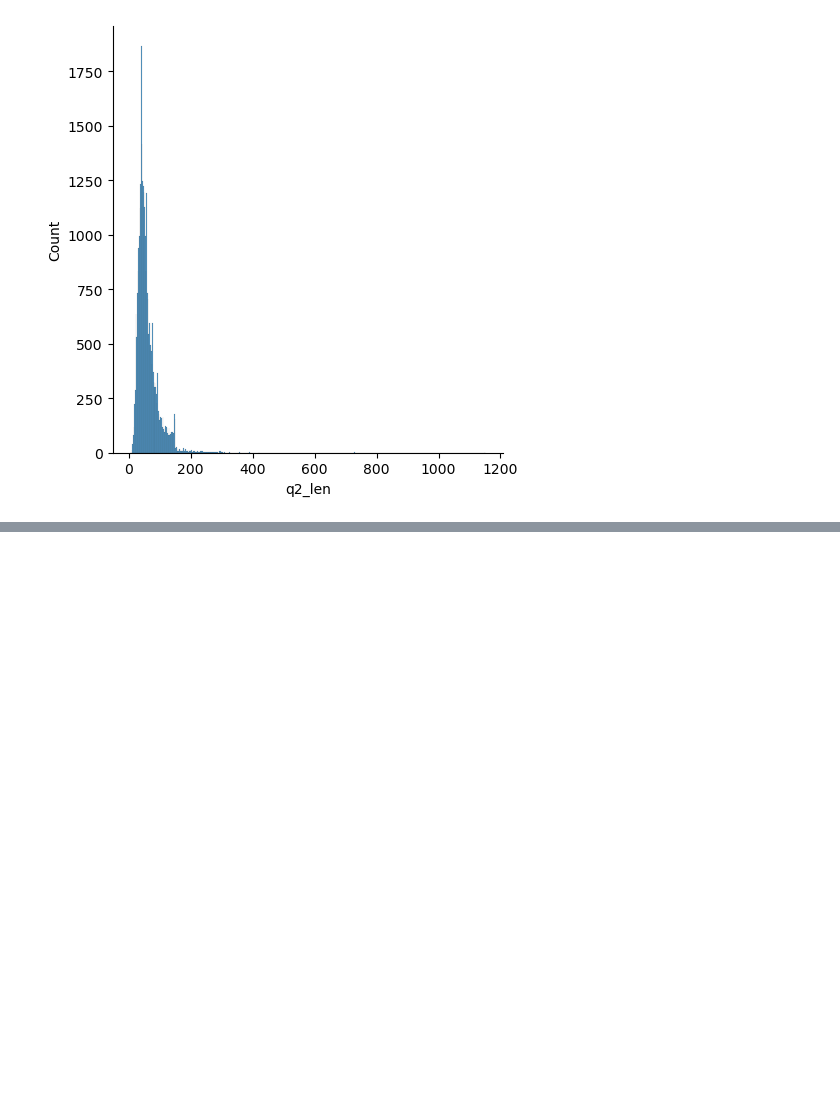
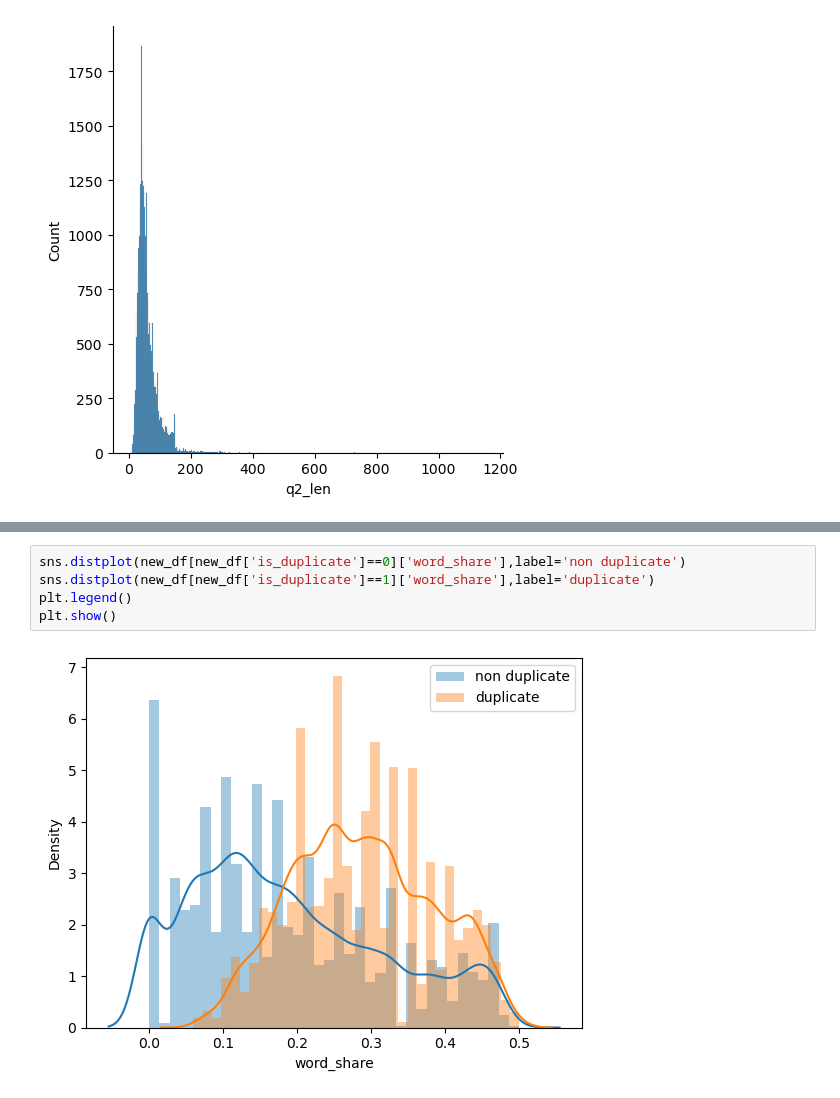
Before and after one commit to chetan-sharma-g/MachineLearning_WorkShop, a Jupyter notebook: Second Project/Duplicate_question.ipynb, the cells around one changed output, grey strips where cells are left out. Drawn from its saved outputs; the diff is of its cells as text; blank space fills up the shorter version.

```diff
--- a/Second Project/Duplicate_question.ipynb
+++ b/Second Project/Duplicate_question.ipynb
@@ -178,0 +166,7 @@ plt.show()
+# %%
+sns.distplot(new_df[new_df['is_duplicate']==0]['word_share'],label='non duplicate')
+sns.distplot(new_df[new_df['is_duplicate']==1]['word_share'],label='duplicate')
+plt.legend()
+plt.show()
+# %% [output]
+[figure, added]
```
Also changed, not shown: parts of 16 cells of this notebook.
